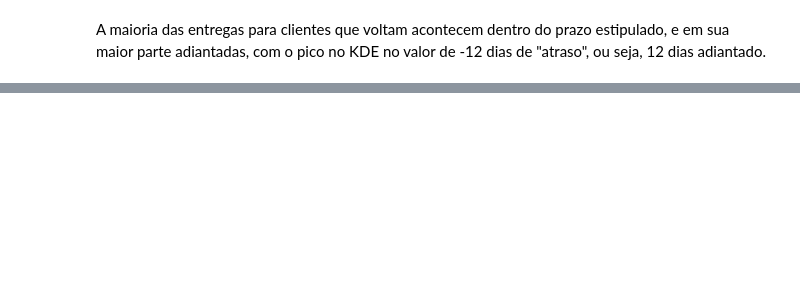
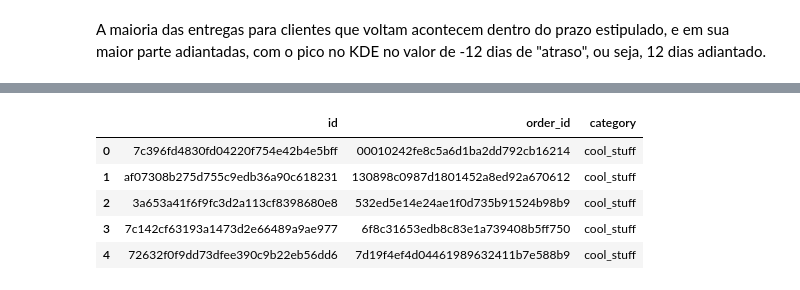
Before and after one commit to GuiBrandt/e-commerce, a Jupyter notebook: Sprint 1/reincidencia.ipynb, the cells around one changed output, grey strips where cells are left out. Saved outputs shown, nothing was run; the diff lists cells and outputs as text; code cells hidden in the pictures; blank space fills up the shorter version.

```diff
--- a/Sprint 1/reincidencia.ipynb
+++ b/Sprint 1/reincidencia.ipynb
@@ -142,0 +184,14 @@ Para o total das entregas, no entanto, observa-se o mesmo padrão. É possível
+# %%
+orders_by_category = pd.DataFrame({
+    'id': all_orders['customer_unique_id'],
+    'order_id': products['order_id'],
+    'category': products['product_category_name']
+}).dropna()
+orders_by_category.head()
+# %% [output]
+|  | id | order_id | category |
+| 0 | 7c396fd4830fd04220f754e42b4e5bff | 00010242fe8c5a6d1ba2dd792cb16214 | cool_stuff |
+| 1 | af07308b275d755c9edb36a90c618231 | 130898c0987d1801452a8ed92a670612 | cool_stuff |
+| 2 | 3a653a41f6f9fc3d2a113cf8398680e8 | 532ed5e14e24ae1f0d735b91524b98b9 | cool_stuff |
+| 3 | 7c142cf63193a1473d2e66489a9ae977 | 6f8c31653edb8c83e1a739408b5ff750 | cool_stuff |
+| 4 | 72632f0f9dd73dfee390c9b22eb56dd6 | 7d19f4ef4d04461989632411b7e588b9 | cool_stuff |
```
Also changed, not shown: parts of 13 cells of this notebook.
